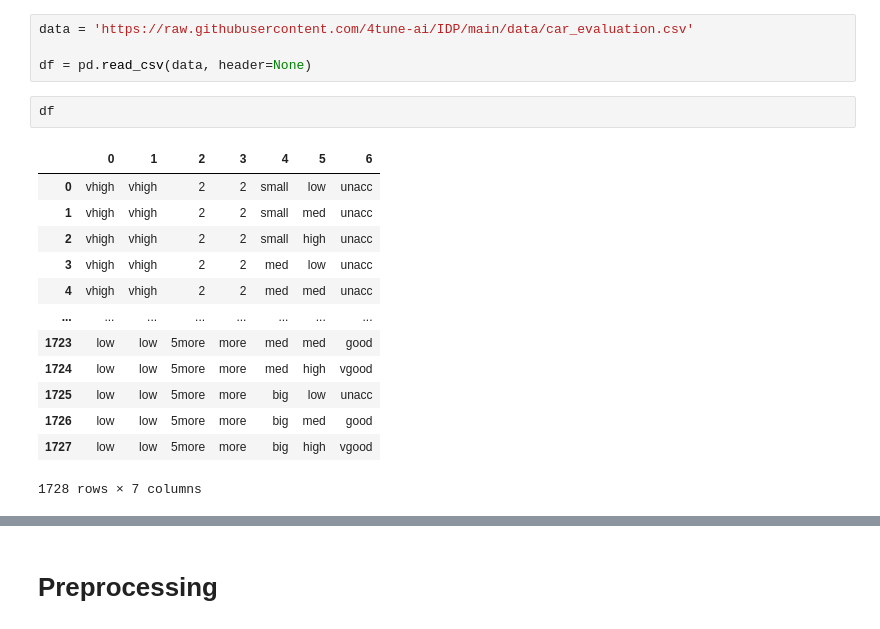
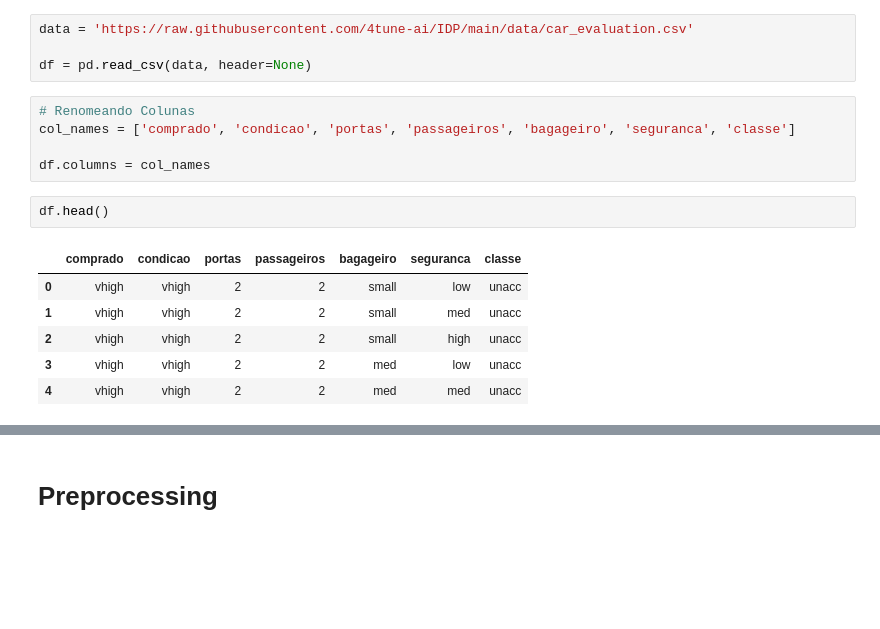
Before and after one commit to LeodeFaria/IDP, a Jupyter notebook: idp_IA2_Árvore_de_Decisão_Exercicio.ipynb, the cells around one changed output, grey strips where cells are left out. Saved outputs shown, nothing was run; the diff lists cells and outputs as text; blank space fills up the shorter version.

```diff
--- a/idp_IA2_Árvore_de_Decisão_Exercicio.ipynb
+++ b/idp_IA2_Árvore_de_Decisão_Exercicio.ipynb
@@ -34,19 +45,17 @@ Requirement already satisfied: joblib>=0.11 in /usr/local/lib/python3.7/dist-pac
 data = 'https://raw.githubusercontent.com/4tune-ai/IDP/main/data/car_evaluation.csv'
 
 df = pd.read_csv(data, header=None)
+# %%
+# Renomeando Colunas
+col_names = ['comprado', 'condicao', 'portas', 'passageiros', 'bagageiro', 'seguranca', 'classe']
+
+df.columns = col_names
 # %%
-df
+df.head()
 # %% [output]
-|  | 0 | 1 | 2 | 3 | 4 | 5 | 6 |
+|  | comprado | condicao | portas | passageiros | bagageiro | seguranca | classe |
 | 0 | vhigh | vhigh | 2 | 2 | small | low | unacc |
 | 1 | vhigh | vhigh | 2 | 2 | small | med | unacc |
 | 2 | vhigh | vhigh | 2 | 2 | small | high | unacc |
 | 3 | vhigh | vhigh | 2 | 2 | med | low | unacc |
 | 4 | vhigh | vhigh | 2 | 2 | med | med | unacc |
-| ... | ... | ... | ... | ... | ... | ... | ... |
-| 1723 | low | low | 5more | more | med | med | good |
-| 1724 | low | low | 5more | more | med | high | vgood |
-| 1725 | low | low | 5more | more | big | low | unacc |
-| 1726 | low | low | 5more | more | big | med | good |
-| 1727 | low | low | 5more | more | big | high | vgood |
-1728 rows × 7 columns
```
Also changed, not shown: parts of 12 cells of this notebook, 6 other files.
